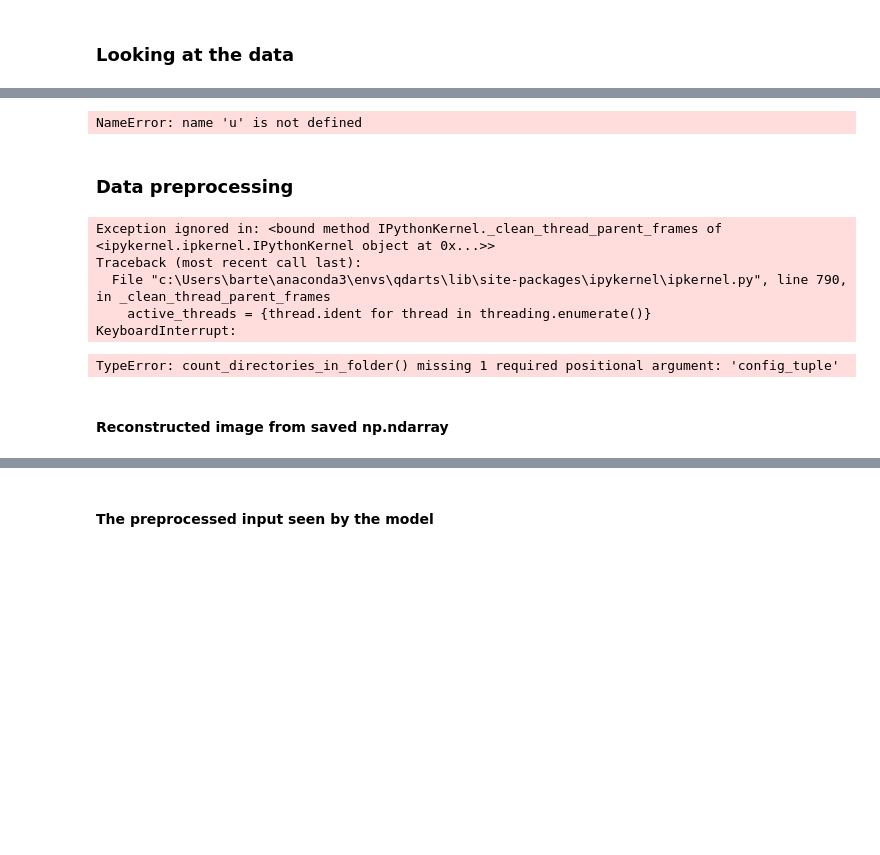
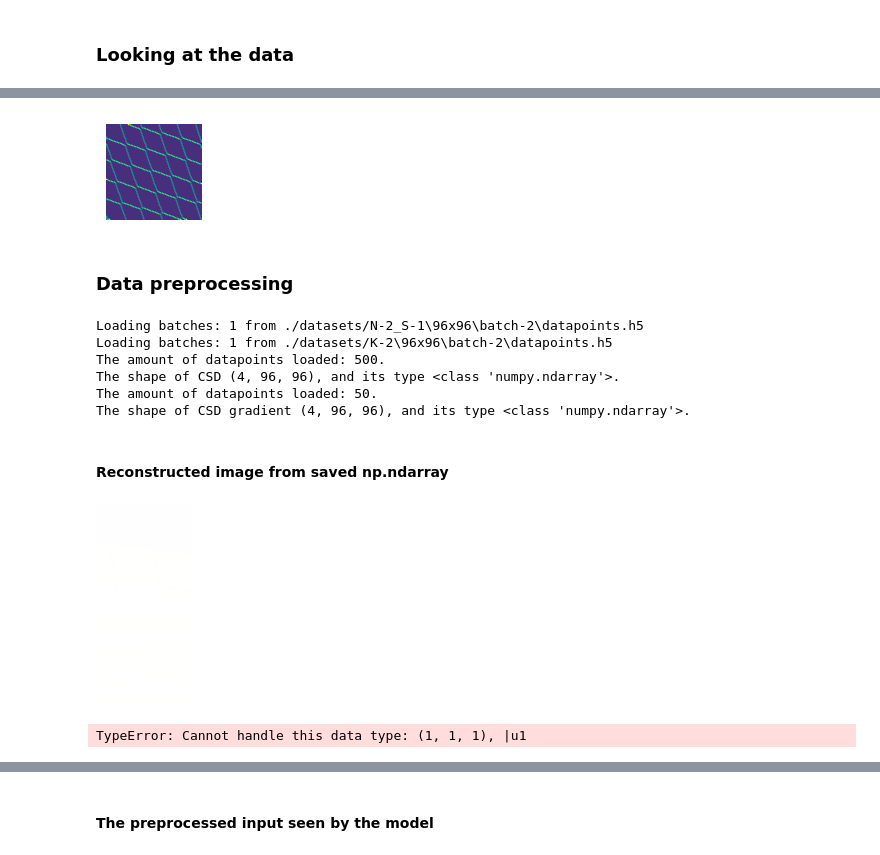
Before and after one commit to KREFT-QS-13/learning-QDs-parameters, a Jupyter notebook: example.ipynb, the cells around one changed output, grey strips where cells are left out. Drawn from its saved outputs; the diff is of its cells as text; code cells hidden in the pictures; blank space fills up the shorter version.

```diff
--- a/example.ipynb
+++ b/example.ipynb
@@ -58,30 +59,33 @@ u.plot_device_lattice(params['device'], params['sensors_coordinates'])
 # %%
-grad = u.load_parameters(29, '5172012409', [3,2,1], ['csd_gradient'])
+grad = u.load_parameters(3, '2868371462', [3,2,1], ['csd_gradient'])
 
-# %matplotlib inline
-# plt.figure(figsize=(c.RESOLUTION/c.DPI, c.RESOLUTION/c.DPI), dpi=c.DPI)
-# plt.pcolormesh(grad['csd_gradient'])
-# plt.axis('off')
-# plt.tight_layout(pad=0)
-# plt.show()
-grad['csd_gradient']
+%matplotlib inline
+plt.figure(figsize=(c.RESOLUTION/c.DPI, c.RESOLUTION/c.DPI), dpi=c.DPI)
+plt.pcolormesh(grad['csd_gradient'].squeeze())
+plt.axis('off')
+plt.tight_layout(pad=0)
+plt.show()
 # %% [output]
-NameError: name 'u' is not defined
+[figure, added]
 # %% [markdown]
 ### Data preprocessing
 # %%
 # datapoints = mu.load_datapoints(param_names=['csd', 'C_DD', 'C_DG'])
-datapoints = mu.load_datapoints(param_names=['csd', 'C_DD', 'C_DG'], all_batches=False, batches=np.arange(2,3))
+datapoints_gradient = mu.load_datapoints((3,2,1),param_names=['csd','csd_gradient', 'C_DD', 'C_DG'], all_batches=False, batches=np.arange(2,3))
+datapoints = mu.load_datapoints((2,2,0),param_names=['csd', 'C_DD', 'C_DG'], all_batches=False, batches=np.arange(2,3))
 
 print(f"The amount of datapoints loaded: {len(datapoints)}.")
 print(f"The shape of CSD {datapoints[0][0].shape}, and its type {type(datapoints[0][0])}.")
+
+print(f"The amount of datapoints loaded: {len(datapoints_gradient)}.")
+print(f"The shape of CSD gradient {datapoints_gradient[0][0].shape}, and its type {type(datapoints_gradient[0][0])}.")
 # %% [output]
-Exception ignored in: <bound method IPythonKernel._clean_thread_parent_frames of <ipykernel.ipkernel.IPythonKernel object at 0x...>>
-Traceback (most recent call last):
-  File "c:\Users\barte\anaconda3\envs\qdarts\lib\site-packages\ipykernel\ipkernel.py", line 790, in _clean_thread_parent_frames
-    active_threads = {thread.ident for thread in threading.enumerate()}
-KeyboardInterrupt:
+Loading batches: 1 from ./datasets/N-2_S-1\96x96\batch-2\datapoints.h5
+Loading batches: 1 from ./datasets/K-2\96x96\batch-2\datapoints.h5
+The amount of datapoints loaded: 500.
+The shape of CSD (4, 96, 96), and its type <class 'numpy.ndarray'>.
+The amount of datapoints loaded: 50.
+The shape of CSD gradient (4, 96, 96), and its type <class 'numpy.ndarray'>.
-TypeError: count_directories_in_folder() missing 1 required positional argument: 'config_tuple'
 # %% [markdown]
 #### Reconstructed image from saved np.ndarray
 # %%
@@ -89,3 +94,19 @@ example = datapoints[19] # 67, 19
 # %%
 example_csd = example[0]
+example_csd_noisy = example_gradient[0]
+example_csd_gradient = example_gradient[1]
+
+example_csd.shape
+%matplotlib inline
 u.reconstruct_img_from_tensor(example_csd)
+# %% [output]
+[figure, added]
+# %%
+%matplotlib inline
+u.reconstruct_img_from_tensor(example_csd_noisy)
+# %% [output]
+[figure, added]
+# %%
+u.reconstruct_img_from_tensor(example_csd_gradient)
+# %% [output]
+TypeError: Cannot handle this data type: (1, 1, 1), |u1
```
Also changed, not shown: parts of 13 cells of this notebook, 5 other files.
